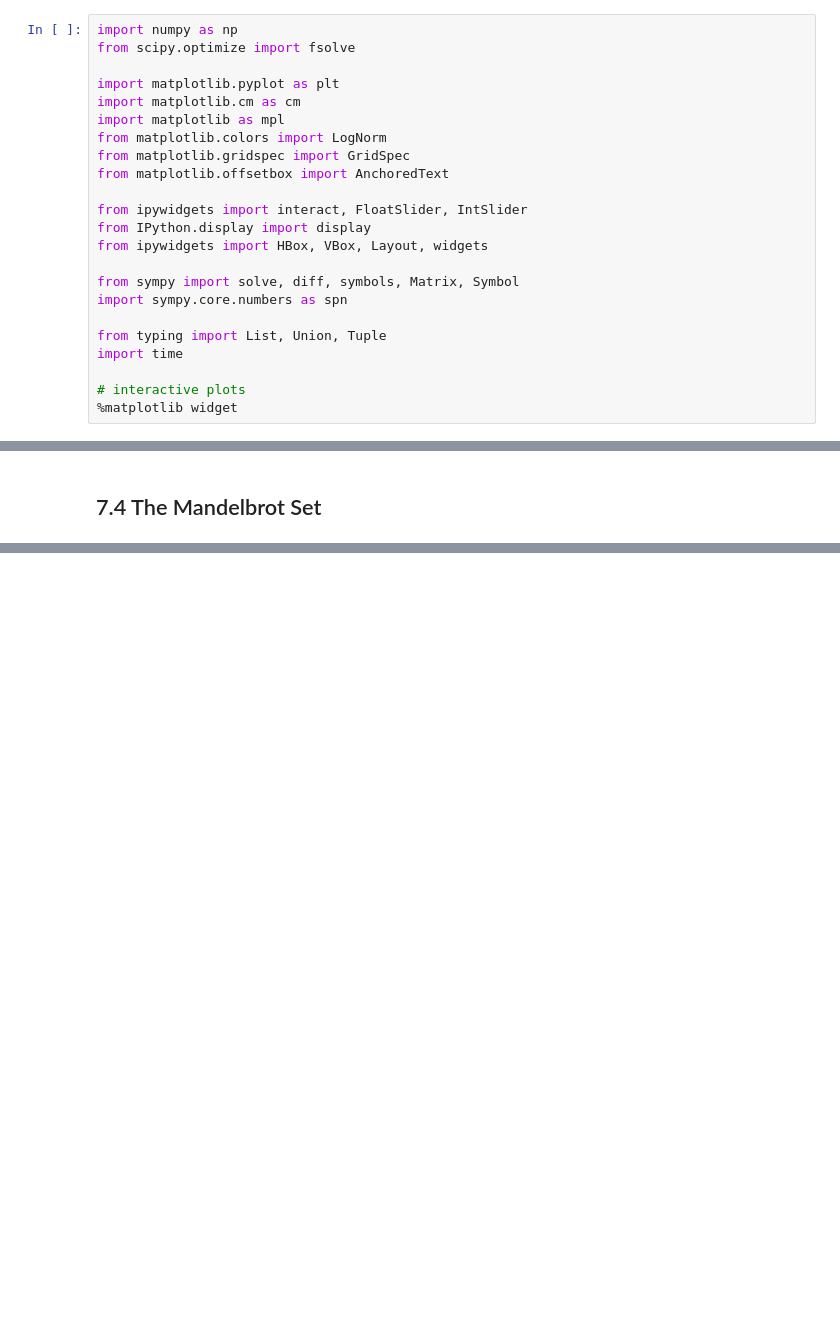
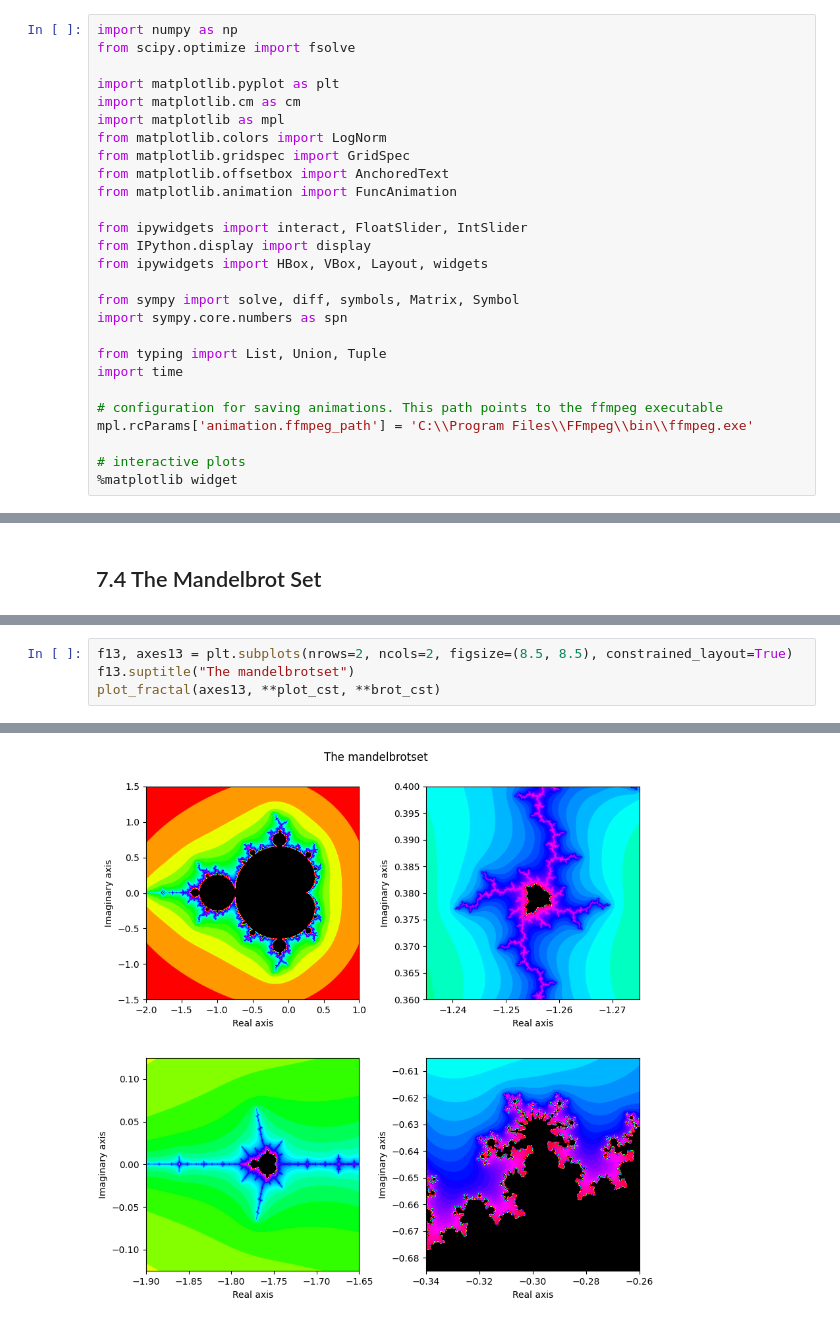
Before and after one commit to viktor40/Introductory-Biophysics, a Jupyter notebook: Exercises set 7.ipynb, the cells around one changed output, grey strips where cells are left out. Drawn from its saved outputs; the diff is of its cells as text; blank space fills up the shorter version.

```diff
--- a/Exercises set 7.ipynb
+++ b/Exercises set 7.ipynb
@@ -8,6 +8,7 @@ import matplotlib as mpl
 from matplotlib.colors import LogNorm
 from matplotlib.gridspec import GridSpec
 from matplotlib.offsetbox import AnchoredText
+from matplotlib.animation import FuncAnimation
 
 from ipywidgets import interact, FloatSlider, IntSlider
 from IPython.display import display
@@ -19,5 +20,8 @@ import sympy.core.numbers as spn
 from typing import List, Union, Tuple
 import time
 
+# configuration for saving animations. This path points to the ffmpeg executable
+mpl.rcParams['animation.ffmpeg_path'] = 'C:\\Program Files\\FFmpeg\\bin\\ffmpeg.exe'
+
 # interactive plots
 %matplotlib widget
@@ -587,0 +626,5 @@ It took 0.753s to execute "calc_fractal"
+# %%
+f13, axes13 = plt.subplots(nrows=2, ncols=2, figsize=(8.5, 8.5), constrained_layout=True)
+f13.suptitle("The mandelbrotset")
+plot_fractal(axes13, **plot_cst, **brot_cst)
+# %% [output]
@@ -587,0 +635 @@ It took 0.753s to execute "calc_fractal"
+[figure, added]
```
Also changed, not shown: parts of 8 cells of this notebook, 1 other file.
